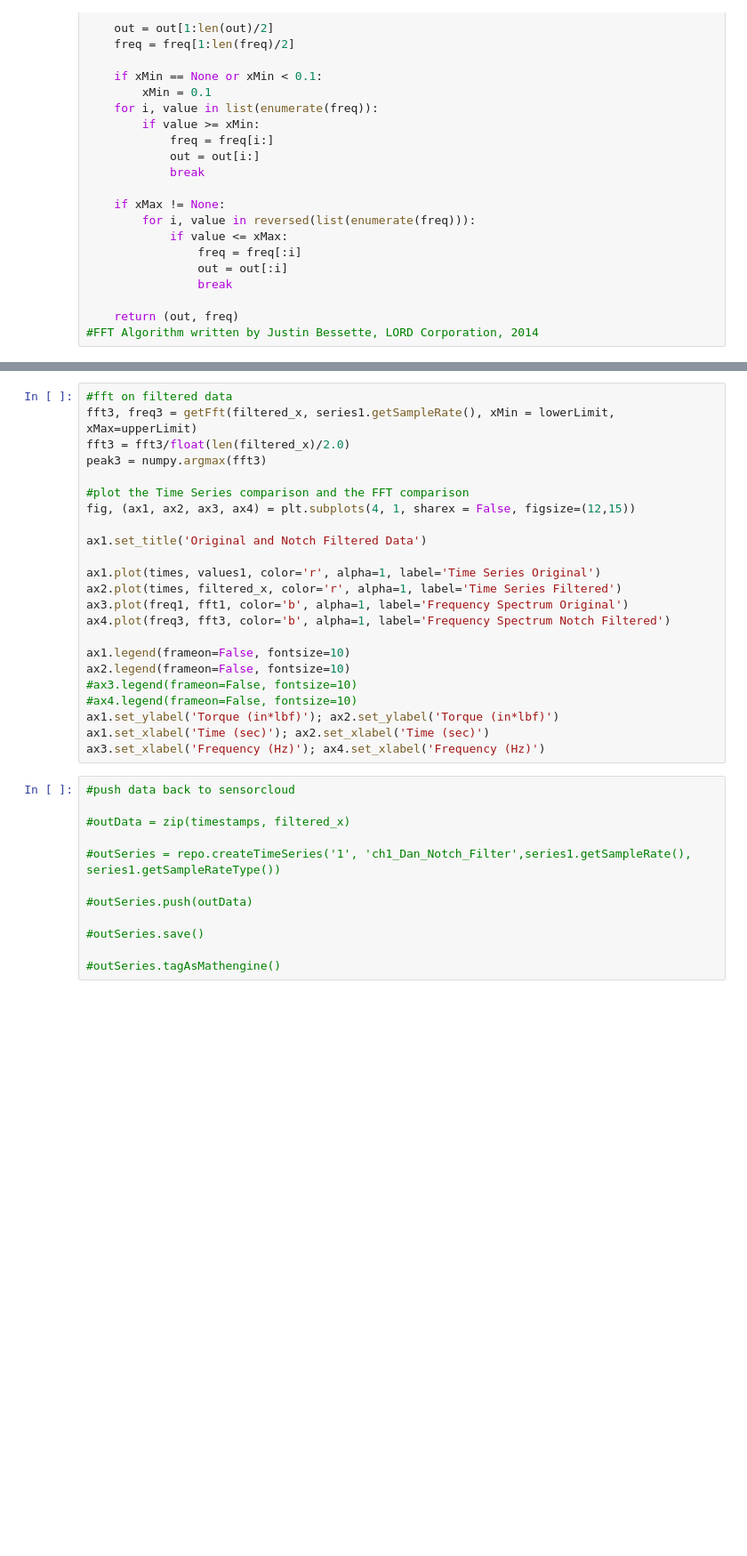
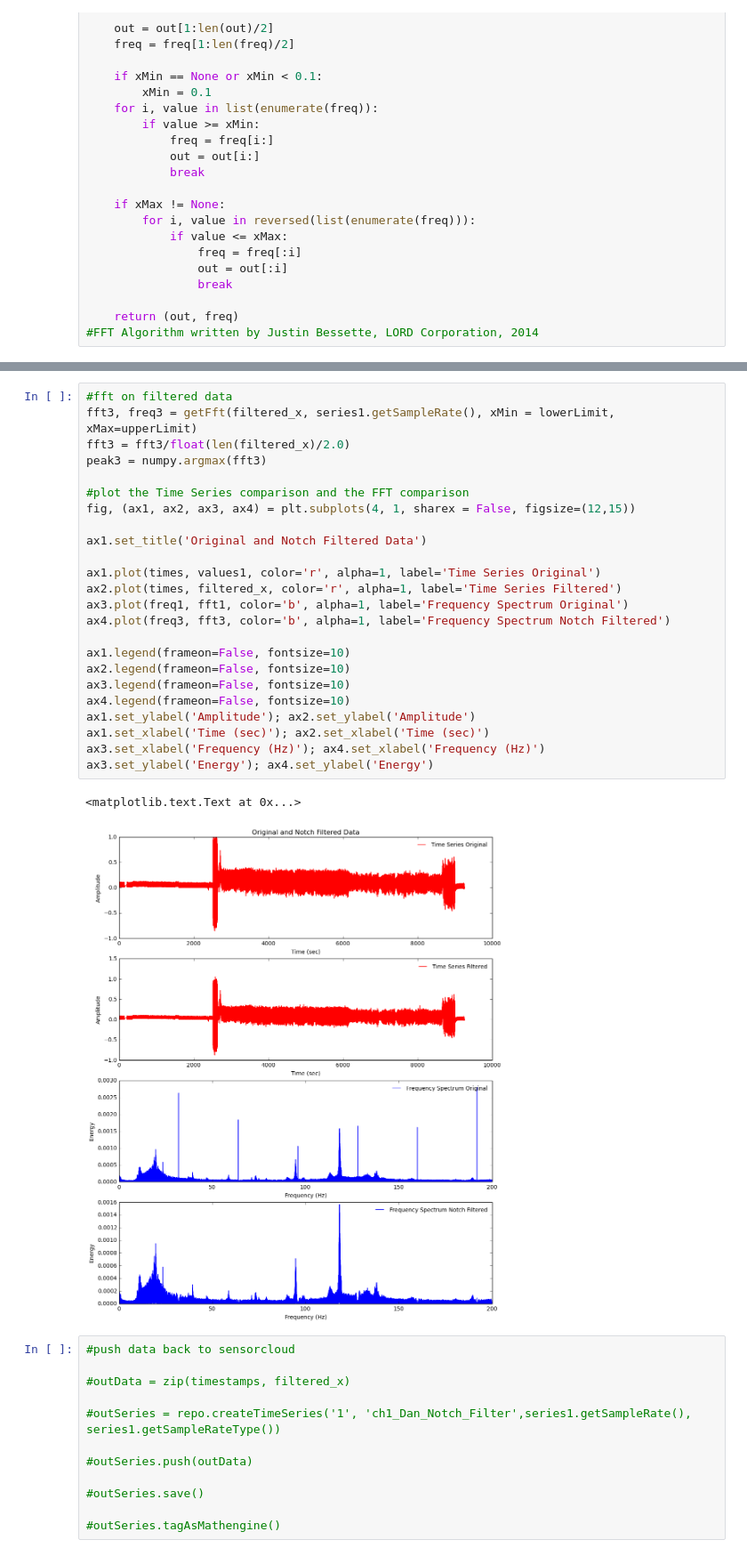
Before and after one commit to LORD-MicroStrain/SensorCloud, a Jupyter notebook: MathEngine/Example Notebooks/LORD Notch Filter.ipynb, the cells around one changed output, grey strips where cells are left out. Shown at 89% size. Cells and saved outputs as stored; diff of their text form; blank space fills up the shorter version.

```diff
--- a/MathEngine/Example Notebooks/LORD Notch Filter.ipynb
+++ b/MathEngine/Example Notebooks/LORD Notch Filter.ipynb
@@ -118,26 +151,30 @@ xlabel('Time[sec]')
 # %%
 #fft on filtered data
 fft3, freq3 = getFft(filtered_x, series1.getSampleRate(), xMin = lowerLimit, xMax=upperLimit)
 fft3 = fft3/float(len(filtered_x)/2.0)
 peak3 = numpy.argmax(fft3)
 
 #plot the Time Series comparison and the FFT comparison
 fig, (ax1, ax2, ax3, ax4) = plt.subplots(4, 1, sharex = False, figsize=(12,15))
 
 ax1.set_title('Original and Notch Filtered Data')
 
 ax1.plot(times, values1, color='r', alpha=1, label='Time Series Original')
 ax2.plot(times, filtered_x, color='r', alpha=1, label='Time Series Filtered')
 ax3.plot(freq1, fft1, color='b', alpha=1, label='Frequency Spectrum Original')
 ax4.plot(freq3, fft3, color='b', alpha=1, label='Frequency Spectrum Notch Filtered')
 
 ax1.legend(frameon=False, fontsize=10)
 ax2.legend(frameon=False, fontsize=10)
-#ax3.legend(frameon=False, fontsize=10)
-#ax4.legend(frameon=False, fontsize=10)
-ax1.set_ylabel('Torque (in*lbf)'); ax2.set_ylabel('Torque (in*lbf)')
+ax3.legend(frameon=False, fontsize=10)
+ax4.legend(frameon=False, fontsize=10)
+ax1.set_ylabel('Amplitude'); ax2.set_ylabel('Amplitude')
 ax1.set_xlabel('Time (sec)'); ax2.set_xlabel('Time (sec)')
 ax3.set_xlabel('Frequency (Hz)'); ax4.set_xlabel('Frequency (Hz)')
+ax3.set_ylabel('Energy'); ax4.set_ylabel('Energy')
+# %% [output]
+<matplotlib.text.Text at 0x...>
+[figure, added]
 # %%
 #push data back to sensorcloud
 
```
Also changed, not shown: parts of 6 cells of this notebook.
